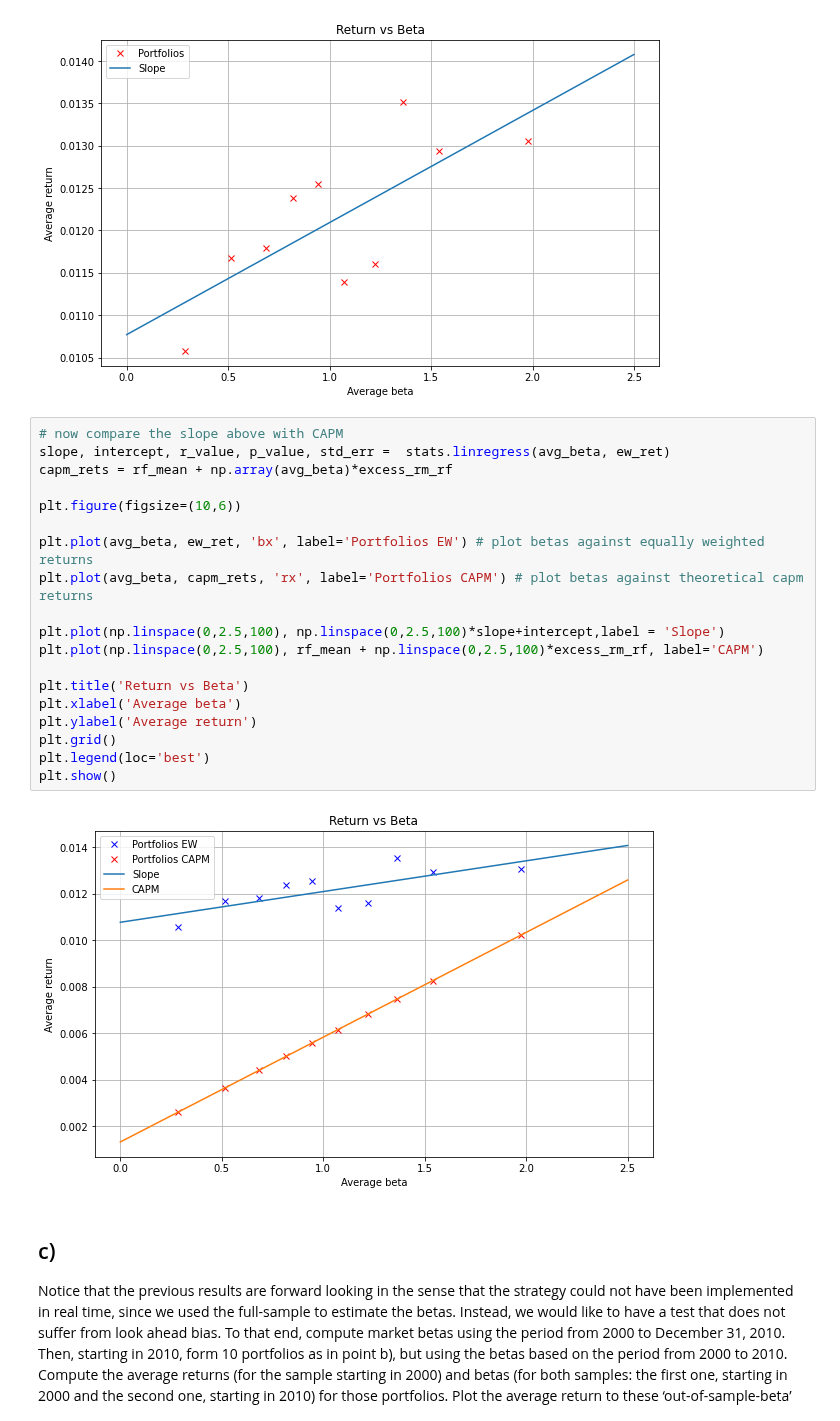
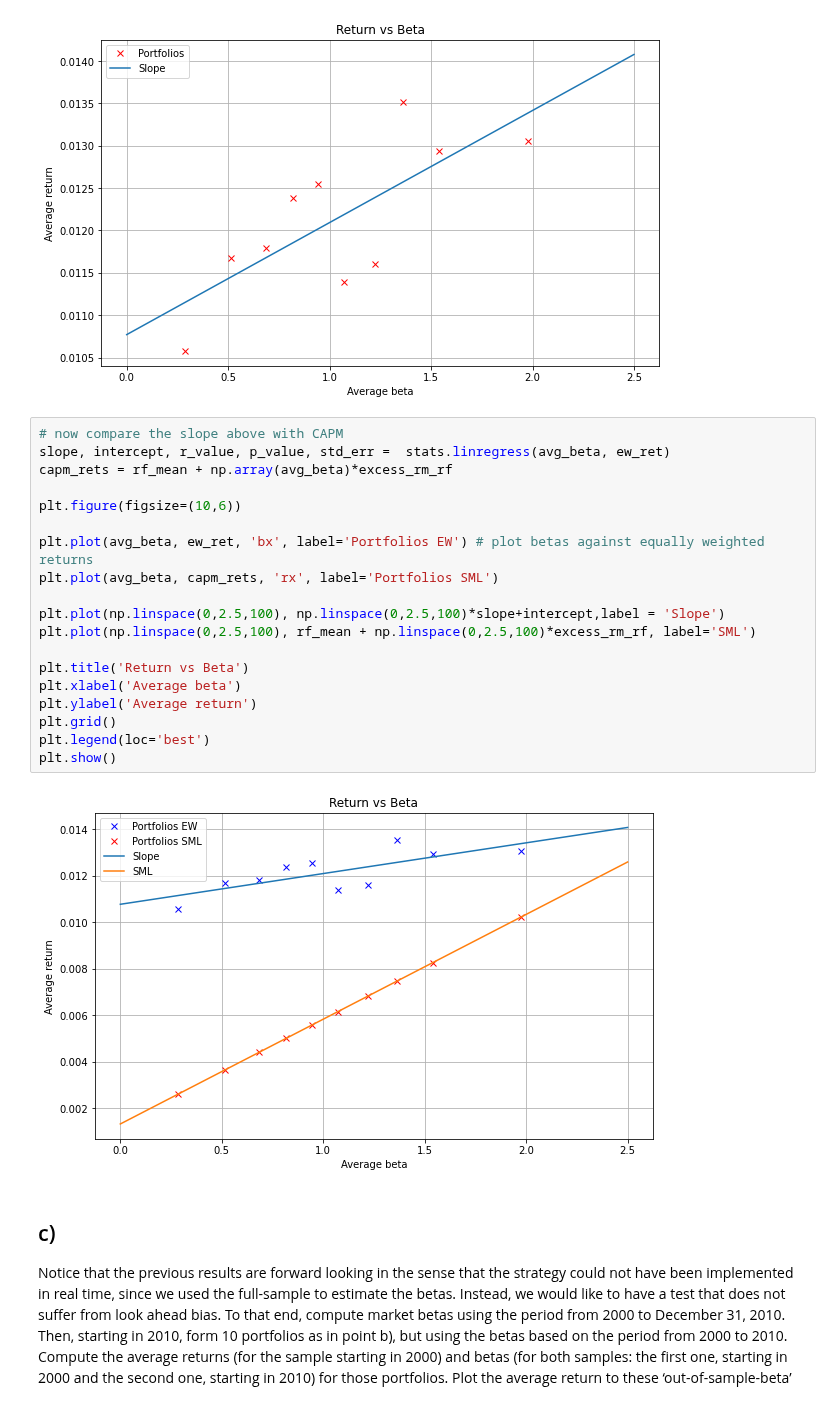
Before and after one commit to baohien97/EPFL-Investments, a Jupyter notebook: As6/InvestmentsAs6.ipynb, the cells around one changed output. Saved outputs shown, nothing was run; the diff lists cells and outputs as text.

```diff
--- a/As6/InvestmentsAs6.ipynb
+++ b/As6/InvestmentsAs6.ipynb
@@ -324,24 +324,24 @@ plt.show()
 # %%
 # now compare the slope above with CAPM
 slope, intercept, r_value, p_value, std_err =  stats.linregress(avg_beta, ew_ret)
 capm_rets = rf_mean + np.array(avg_beta)*excess_rm_rf
 
 plt.figure(figsize=(10,6))
 
 plt.plot(avg_beta, ew_ret, 'bx', label='Portfolios EW') # plot betas against equally weighted returns
-plt.plot(avg_beta, capm_rets, 'rx', label='Portfolios CAPM') # plot betas against theoretical capm returns
+plt.plot(avg_beta, capm_rets, 'rx', label='Portfolios SML')
 
 plt.plot(np.linspace(0,2.5,100), np.linspace(0,2.5,100)*slope+intercept,label = 'Slope')
-plt.plot(np.linspace(0,2.5,100), rf_mean + np.linspace(0,2.5,100)*excess_rm_rf, label='CAPM')
+plt.plot(np.linspace(0,2.5,100), rf_mean + np.linspace(0,2.5,100)*excess_rm_rf, label='SML')
 
 plt.title('Return vs Beta')
 plt.xlabel('Average beta')
 plt.ylabel('Average return')
 plt.grid()
 plt.legend(loc='best')
 plt.show()
 # %% [output]
-[figure, old version]
+[figure, new version]
 # %% [markdown]
 ## c)
 Notice that the previous results are forward looking in the sense that the strategy
```
